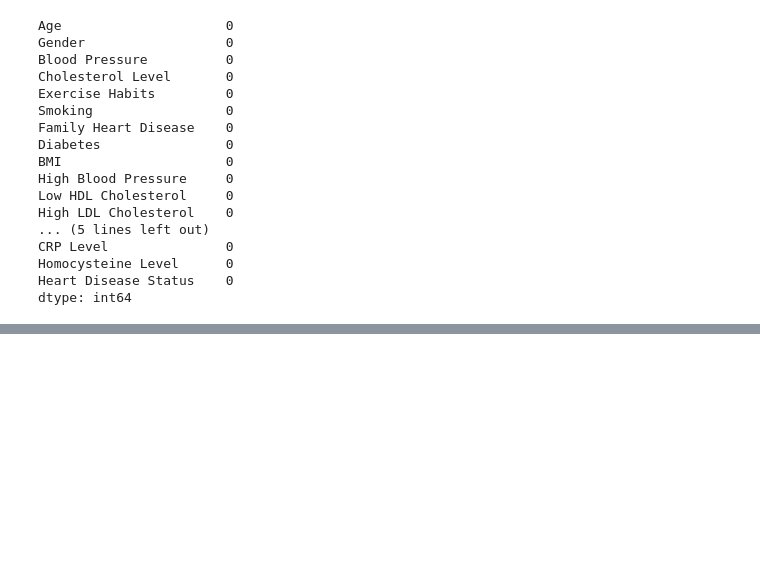
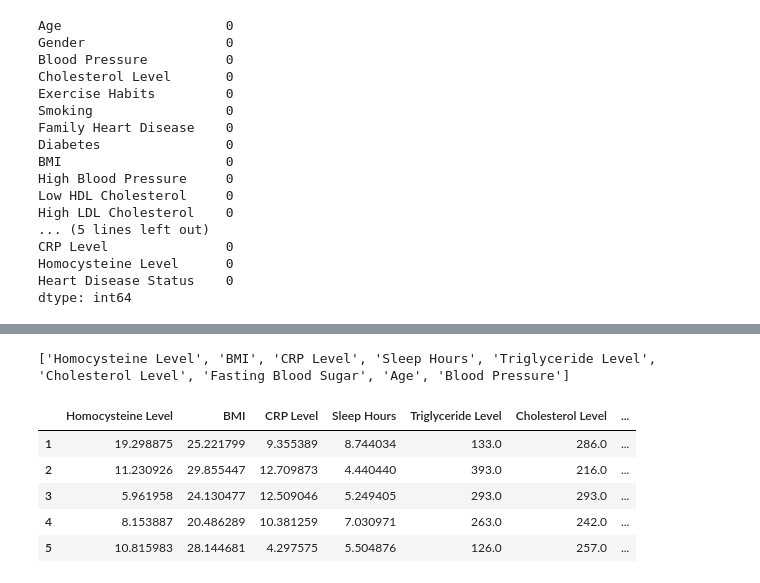
Before and after one commit to chiefzhantr/EntropyFS, a Jupyter notebook: model.ipynb, the cells around one changed output, grey strips where cells are left out. Saved outputs shown, nothing was run; the diff lists cells and outputs as text; code cells hidden in the pictures; blank space fills up the shorter version.

Commit message:
feat: completed entropy based feature selection with logistic regression

```diff
--- a/model.ipynb
+++ b/model.ipynb
@@ -55,0 +124,8 @@ dtype: int64
+# %%
+oe = OrdinalEncoder(categories=orders)
+oe.fit_transform(df[ordinal_columns])
+df[ordinal_columns] = oe.transform(df[ordinal_columns])
+# %%
+le = LabelEncoder()
+for column in columns_to_encode:
+    df[column] = le.fit_transform(df[column])
@@ -55,0 +149,3 @@ dtype: int64
+# %%
+print(df)
+encoded_df = df.copy()
@@ -55,0 +207,14 @@ dtype: int64
+# %%
+X_encoded = encoded_df.drop(columns=['Heart Disease Status'])
+
+entropy_values = {}
+
+for col in X_encoded.columns:
+    probs = X_encoded[col].value_counts(normalize=True)
+    ent = entropy(probs, base=2)
+    entropy_values[col] = ent
+
+entropy_df = pd.DataFrame(list(entropy_values.items()), columns=['Feature', 'Entropy'])
+entropy_df = entropy_df.sort_values(by='Entropy', ascending=False)
+
+print(entropy_df)
@@ -55,0 +242,13 @@ dtype: int64
+# %%
+mean_entropy = entropy_df['Entropy'].mean()
+top_entropy_features = entropy_df[entropy_df['Entropy'] >= mean_entropy]['Feature'].tolist()
+print(top_entropy_features)
+encoded_df[top_entropy_features].head()
+# %% [output]
+['Homocysteine Level', 'BMI', 'CRP Level', 'Sleep Hours', 'Triglyceride Level', 'Cholesterol Level', 'Fasting Blood Sugar', 'Age', 'Blood Pressure']
+|  | Homocysteine Level | BMI | CRP Level | Sleep Hours | Triglyceride Level | Cholesterol Level | ... |
+| 1 | 19.298875 | 25.221799 | 9.355389 | 8.744034 | 133.0 | 286.0 | ... |
+| 2 | 11.230926 | 29.855447 | 12.709873 | 4.440440 | 393.0 | 216.0 | ... |
+| 3 | 5.961958 | 24.130477 | 12.509046 | 5.249405 | 293.0 | 293.0 | ... |
+| 4 | 8.153887 | 20.486289 | 10.381259 | 7.030971 | 263.0 | 242.0 | ... |
+| 5 | 10.815983 | 28.144681 | 4.297575 | 5.504876 | 126.0 | 257.0 | ... |
```
Also changed, not shown: parts of 19 cells of this notebook.
